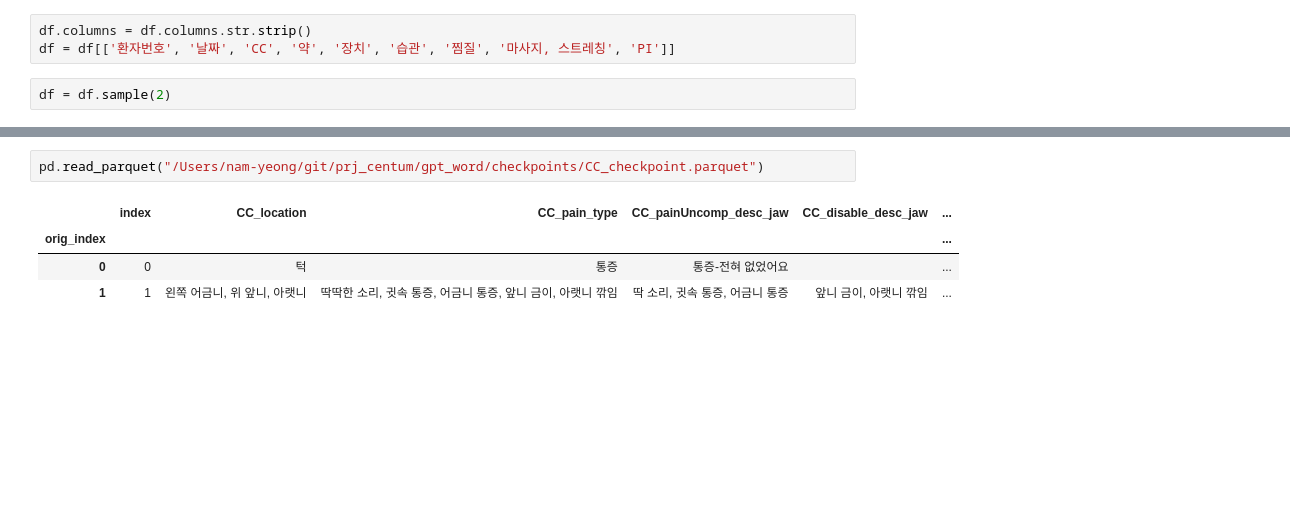
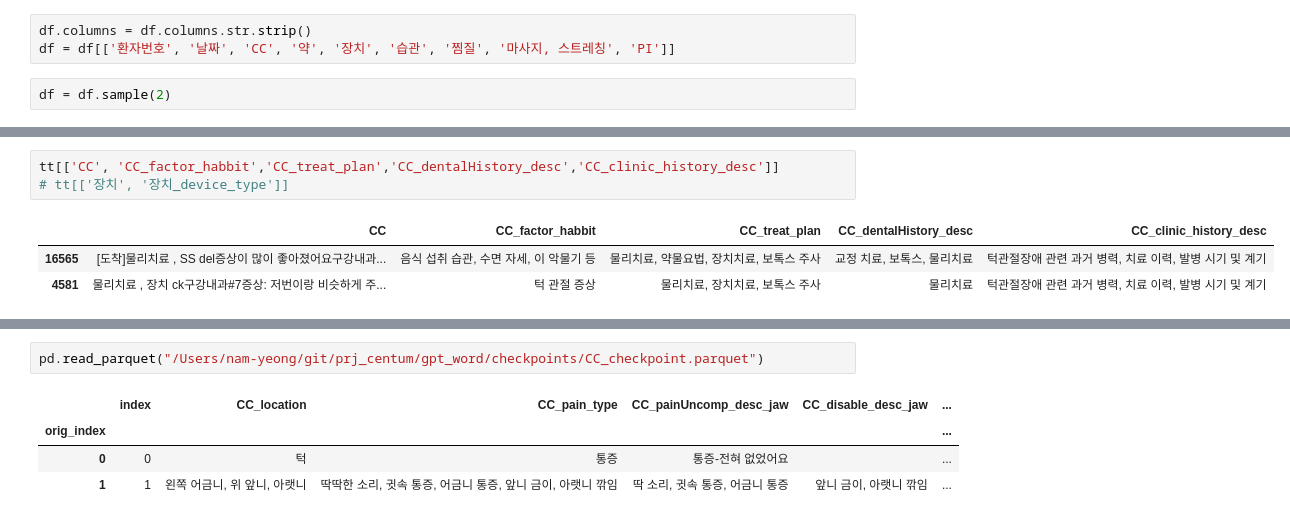
Before and after one commit to skadudd/prj_centum, a Jupyter notebook: gpt_word/자연어열처리_gpt_4_eff.ipynb, the cells around one changed output, grey strips where cells are left out. Drawn from its saved outputs; the diff is of its cells as text; blank space fills up the shorter version.

```diff
--- a/gpt_word/자연어열처리_gpt_4_eff.ipynb
+++ b/gpt_word/자연어열처리_gpt_4_eff.ipynb
@@ -1068,0 +1042,7 @@ df
+# %%
+tt[['CC', 'CC_factor_habbit','CC_treat_plan','CC_dentalHistory_desc','CC_clinic_history_desc']]
+# tt[['장치', '장치_device_type']]
+# %% [output]
+|  | CC | CC_factor_habbit | CC_treat_plan | CC_dentalHistory_desc | CC_clinic_history_desc |
+| 16565 | [도착]물리치료 , SS del증상이 많이 좋아졌어요구강내과... | 음식 섭취 습관, 수면 자세, 이 악물기 등 | 물리치료, 약물요법, 장치치료, 보톡스 주사 | 교정 치료, 보톡스, 물리치료 | 턱관절장애 관련 과거 병력, 치료 이력, 발병 시기 및 계기 |
+| 4581 | 물리치료 , 장치 ck구강내과#7증상: 저번이랑 비슷하게 주... | 턱 관절 증상 | 물리치료, 장치치료, 보톡스 주사 | 물리치료 | 턱관절장애 관련 과거 병력, 치료 이력, 발병 시기 및 계기 |
```
Also changed, not shown: parts of 13 cells of this notebook, 7 other files.
